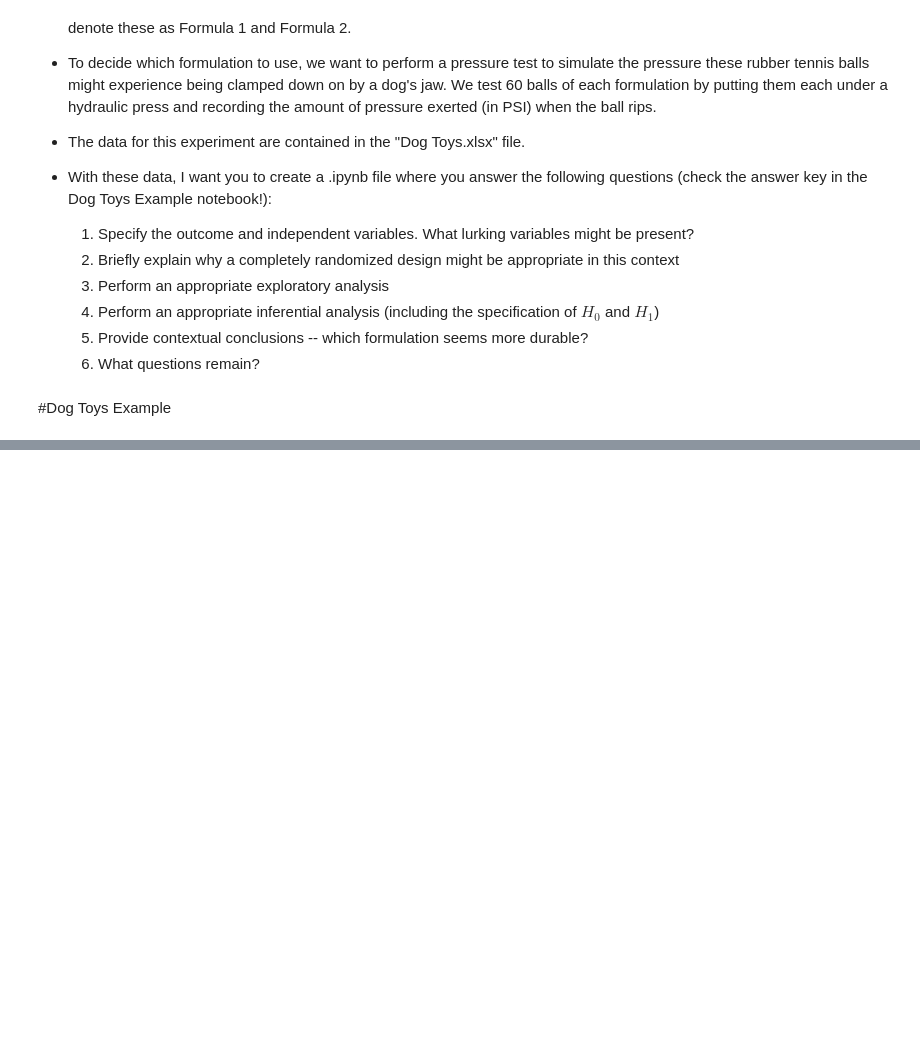
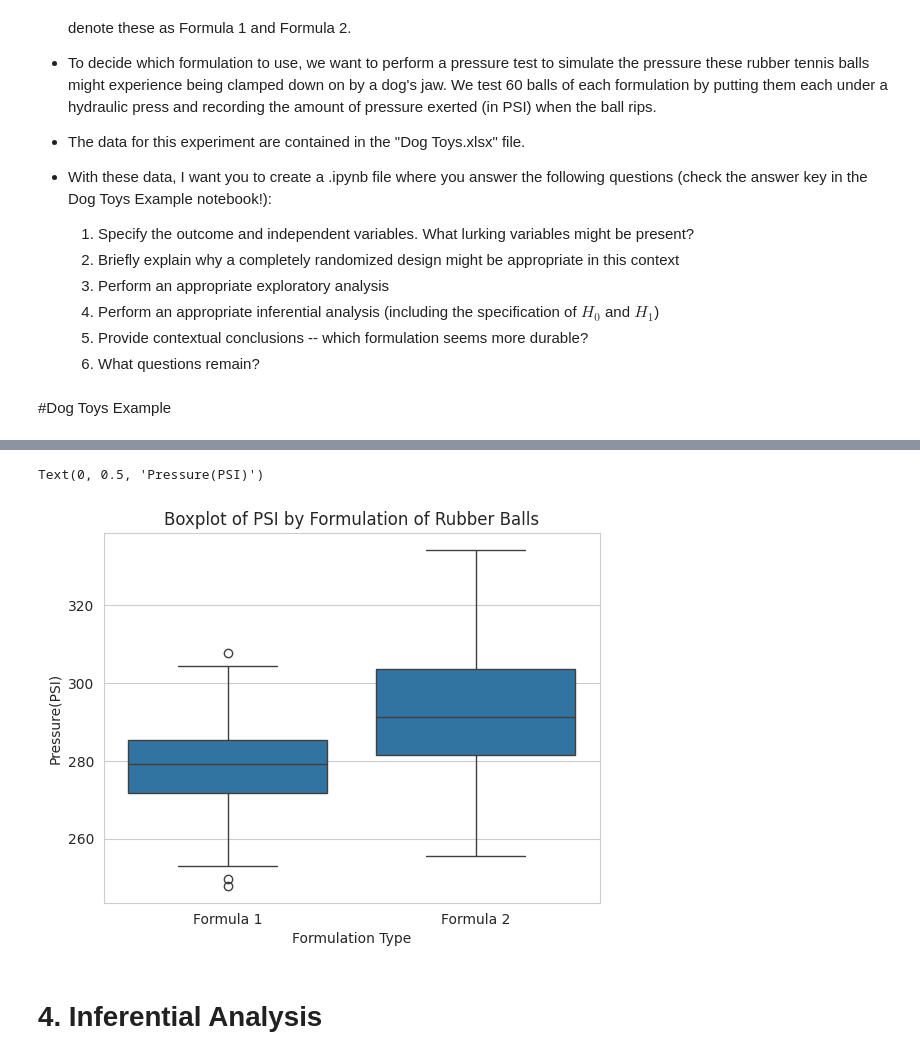
Before and after one commit to DesyneMartinez/STAT-7220-Applied-Experimental-Design, a Jupyter notebook: Comparative Experiments/Introduction to Completely Randomized Designs.ipynb, the cells around one changed output, grey strips where cells are left out. Saved outputs shown, nothing was run; the diff lists cells and outputs as text; code cells hidden in the pictures; blank space fills up the shorter version.

```diff
--- a/Comparative Experiments/Introduction to Completely Randomized Designs.ipynb
+++ b/Comparative Experiments/Introduction to Completely Randomized Designs.ipynb
@@ -498,0 +511,26 @@ $$ s^2_{\text{Pooled}} = \frac{(r_1 - 1)s_1^2 + (r_2 - 1)s_2^2}{r_1 + r_2 - 2} $
+# %%
+## Note, you may need to install
+## openpyxl to have the read_excel
+## function work correctly ##
+
+#%pip install openpyxl
+
+## Import pandas ##
+
+import pandas as pd
+
+## Import Can Temperature.xlsx File ##
+
+DogToys = pd.read_excel("Dog Toys.xlsx")
+
+## Integrity Check ##
+
+print(can_data.info())
+
+## Group the dataframe by the "Treatment"
+## column and calculate mean/sd for the
+## "Temperature" column ##
+
+summary_stats = DogToys.groupby('Formulation')['PSI'].agg(['mean','std'])
+
+print(summary_stats)
@@ -498,0 +553,24 @@ $$ s^2_{\text{Pooled}} = \frac{(r_1 - 1)s_1^2 + (r_2 - 1)s_2^2}{r_1 + r_2 - 2} $
+# %%
+#Generating a boxplot
+
+import seaborn as sns
+import matplotlib.pyplot as plt
+
+## Set a nice minimal style for plot ##
+
+sns.set_style("whitegrid")
+
+## Create boxplot using seaborn ##
+
+sns.boxplot(x="Formulation",y="PSI",data=DogToys)
+
+## Add Title and Labels using matplotlib ##
+
+plt.title("Boxplot of PSI by Formulation of Rubber Balls", loc='center')
+plt.xlabel("Formulation Type")
+plt.ylabel("Pressure(PSI)")
+# %% [output]
+Text(0, 0.5, 'Pressure(PSI)')
+[figure, added]
+# %% [markdown]
+# 4. Inferential Analysis
```
Also changed, not shown: parts of 9 cells of this notebook.
